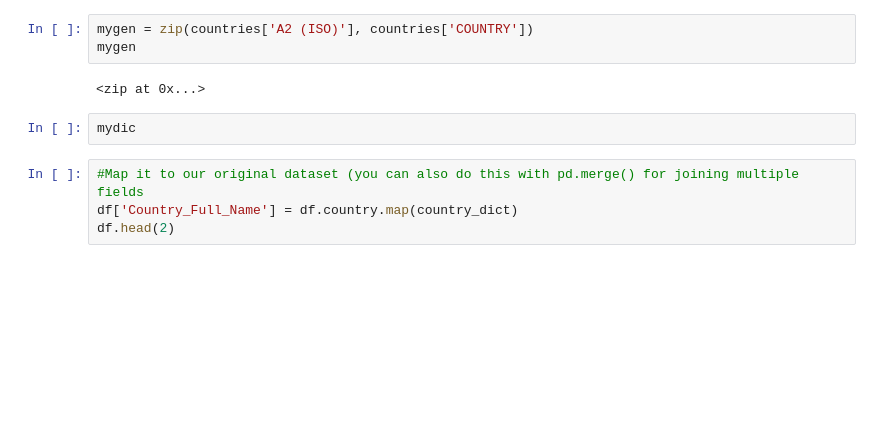
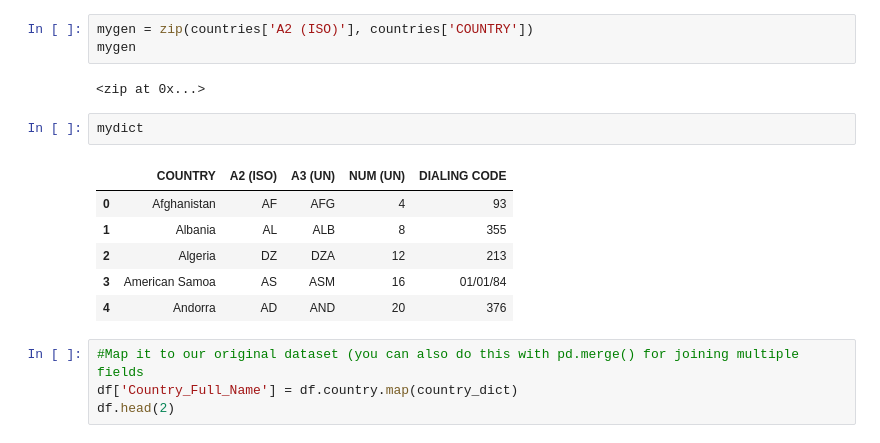
Before and after one commit to Felspay/ds-skillls-dict-practice-nyc-ds-100218, a Jupyter notebook: index.ipynb, the cells around one changed output. Cells and saved outputs as stored; diff of their text form; blank space fills up the shorter version.

```diff
--- a/index.ipynb
+++ b/index.ipynb
@@ -111,8 +111,15 @@ mygen = zip(countries['A2 (ISO)'], countries['COUNTRY'])
 mygen
 # %% [output]
 <zip at 0x...>
-# %%
-mydic
+# %%
+mydict
+# %% [output]
+|  | COUNTRY | A2 (ISO) | A3 (UN) | NUM (UN) | DIALING CODE |
+| 0 | Afghanistan | AF | AFG | 4 | 93 |
+| 1 | Albania | AL | ALB | 8 | 355 |
+| 2 | Algeria | DZ | DZA | 12 | 213 |
+| 3 | American Samoa | AS | ASM | 16 | 01/01/84 |
+| 4 | Andorra | AD | AND | 20 | 376 |
 # %%
 #Map it to our original dataset (you can also do this with pd.merge() for joining multiple fields
 df['Country_Full_Name'] = df.country.map(country_dict)
```
